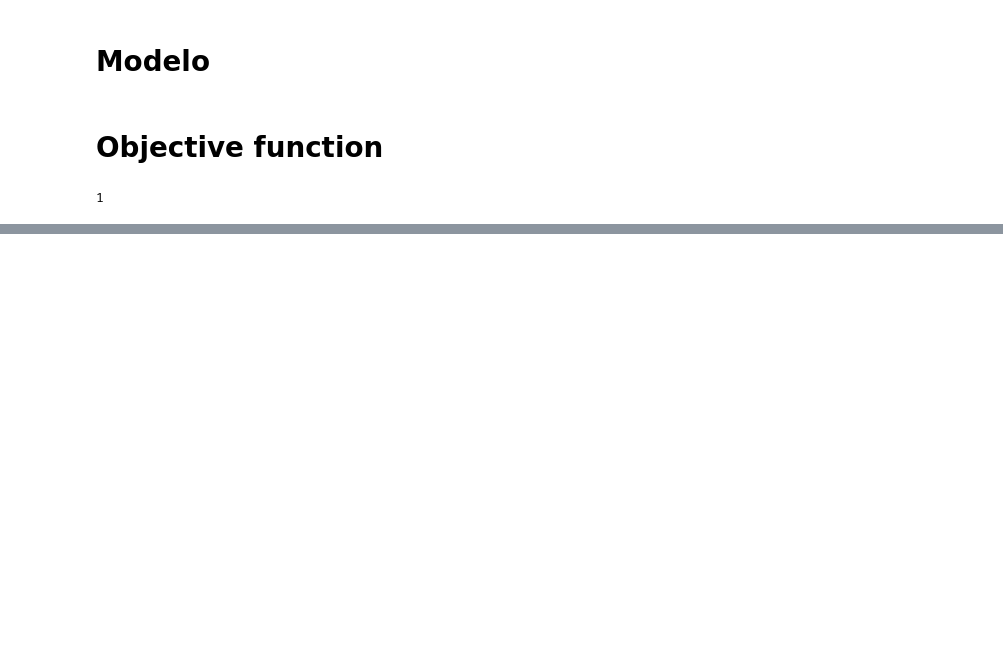
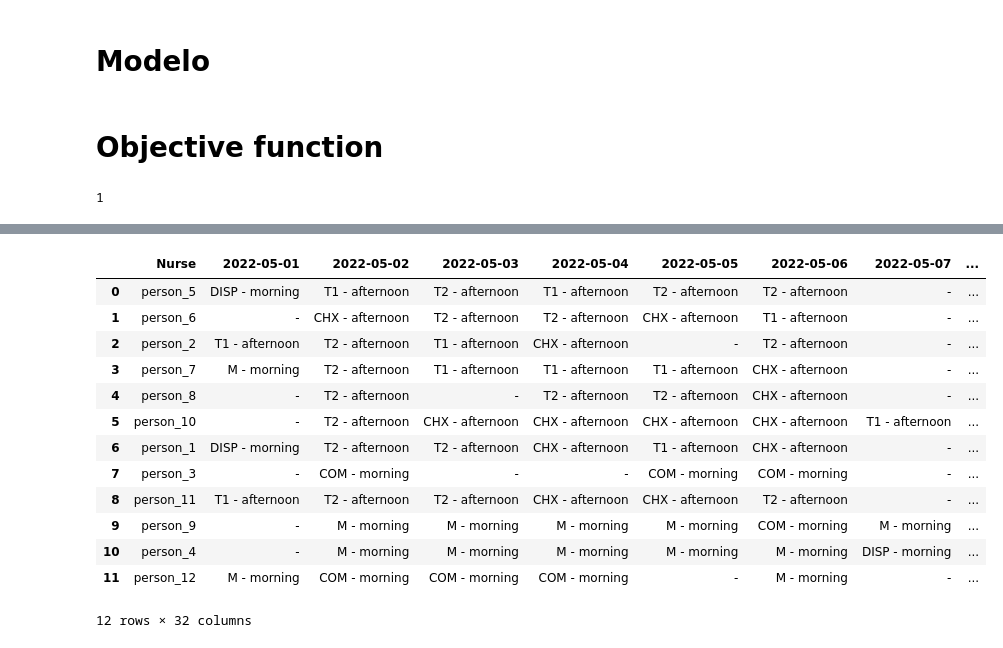
Before and after one commit to fabian-castano/HHCRSP, a Jupyter notebook: proyecto_HHCRSP/main_file.ipynb, the cells around one changed output, grey strips where cells are left out. Cells and saved outputs as stored; diff of their text form; code cells hidden in the pictures; blank space fills up the shorter version.

```diff
--- a/proyecto_HHCRSP/main_file.ipynb
+++ b/proyecto_HHCRSP/main_file.ipynb
@@ -177,4 +225,6 @@ model.setObjective(Obj_2)
 # %%
+import pandas as pd
+import numpy as np
 for i in I:
     for j in J:
         if (i, j) in valid_keys and X[i, j].varValue > 0.5:
@@ -182,4 +232,18 @@ for i in I:
                 print(f"Nurse {nurses[i].nurse_name} works in shift {shifts[j].shift_id} on {shifts[j].shift_date} ({shifts[j].shift_type}--{shifts[j].shift}--{nurses[i].shift_preference}) with vacation {nurses[i].vacations} and days off {nurses[i].dates_off}.")
             if datetime.strptime(shifts[j].shift_date, '%Y-%m-%d').day in nurses[i].dates_off:
                 print(f"Nurse {nurses[i].nurse_name} works in shift {shifts[j].shift_id} on {shifts[j].shift_date} ({shifts[j].shift_type}--{shifts[j].shift}--{nurses[i].shift_preference}) with vacation {nurses[i].vacations} and days off {nurses[i].dates_off}.")
+
+date_range=np.sort(list(set([shifts[j].shift_date for j in range(len(shifts))])))
+nurses_shifts = {nurses[i].nurse_name: {shifts[j].shift_date:shifts[j].shift+" - "+shifts[j].shift_type for j in J if (i,j) in valid_keys and X[i, j].varValue > 0.5} for i in I}
+
+tabulated_shifts=[]
+for nurse in nurses_shifts:
+    line=[nurse]
+    for date in date_range:
+        if date not in nurses_shifts[nurse]:
+            line.append("-")
+        else:
+           line.append(nurses_shifts[nurse][date])
+    tabulated_shifts.append(line)
+tabulated_shifts=pd.DataFrame(tabulated_shifts, columns=["Nurse"]+[date for date in date_range])
 # %% [output]
@@ -191,0 +270,18 @@ Nurse Murcia_Maira_Alejandra works in shift 162 on 2022-05-28 (morning--M--morni
+# %%
+
+tabulated_shifts
+# %% [output]
+|  | Nurse | 2022-05-01 | 2022-05-02 | 2022-05-03 | 2022-05-04 | 2022-05-05 | 2022-05-06 | 2022-05-07 | ... |
+| 0 | person_5 | DISP - morning | T1 - afternoon | T2 - afternoon | T1 - afternoon | T2 - afternoon | T2 - afternoon | - | ... |
+| 1 | person_6 | - | CHX - afternoon | T2 - afternoon | T2 - afternoon | CHX - afternoon | T1 - afternoon | - | ... |
+| 2 | person_2 | T1 - afternoon | T2 - afternoon | T1 - afternoon | CHX - afternoon | - | T2 - afternoon | - | ... |
+| 3 | person_7 | M - morning | T2 - afternoon | T1 - afternoon | T1 - afternoon | T1 - afternoon | CHX - afternoon | - | ... |
+| 4 | person_8 | - | T2 - afternoon | - | T2 - afternoon | T2 - afternoon | CHX - afternoon | - | ... |
+| 5 | person_10 | - | T2 - afternoon | CHX - afternoon | CHX - afternoon | CHX - afternoon | CHX - afternoon | T1 - afternoon | ... |
+| 6 | person_1 | DISP - morning | T2 - afternoon | T2 - afternoon | CHX - afternoon | T1 - afternoon | CHX - afternoon | - | ... |
+| 7 | person_3 | - | COM - morning | - | - | COM - morning | COM - morning | - | ... |
+| 8 | person_11 | T1 - afternoon | T2 - afternoon | T2 - afternoon | CHX - afternoon | CHX - afternoon | T2 - afternoon | - | ... |
+| 9 | person_9 | - | M - morning | M - morning | M - morning | M - morning | COM - morning | M - morning | ... |
+| 10 | person_4 | - | M - morning | M - morning | M - morning | M - morning | M - morning | DISP - morning | ... |
+| 11 | person_12 | M - morning | COM - morning | COM - morning | COM - morning | - | M - morning | - | ... |
+12 rows × 32 columns
```
Also changed, not shown: parts of 5 cells of this notebook, 2 other files.
